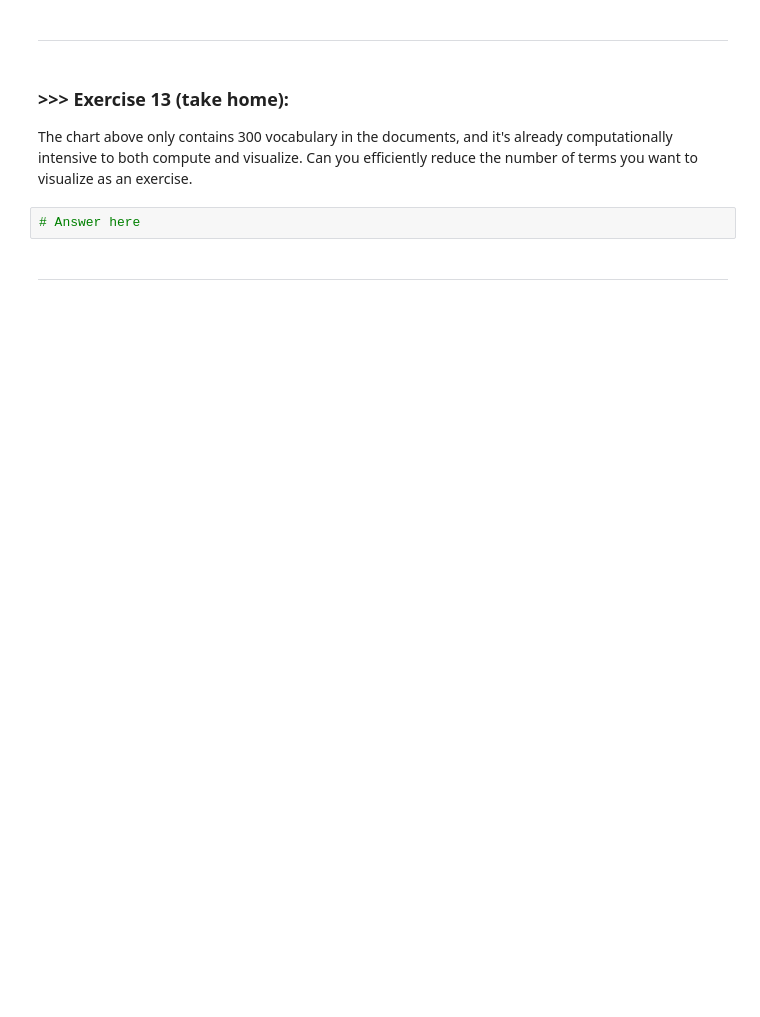
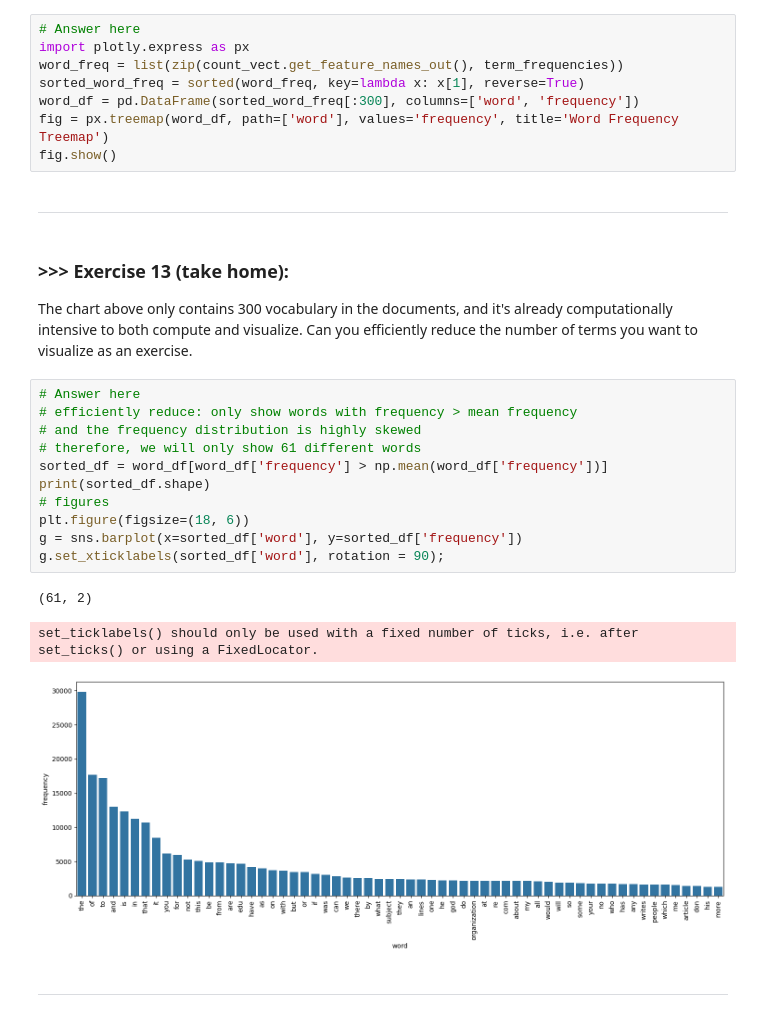
Before and after one commit to Ayukevin/DM2025-Lab1-Exercise, a Jupyter notebook: DM2025-Lab1-Master.ipynb, the cells around one changed output. Saved outputs shown, nothing was run; the diff lists cells and outputs as text; blank space fills up the shorter version.

```diff
--- a/DM2025-Lab1-Master.ipynb
+++ b/DM2025-Lab1-Master.ipynb
@@ -1210,10 +1213,31 @@ If you want a nicer interactive visualization here, I would encourage you try to
+# %%
+# Answer here
+import plotly.express as px
+word_freq = list(zip(count_vect.get_feature_names_out(), term_frequencies))
+sorted_word_freq = sorted(word_freq, key=lambda x: x[1], reverse=True)
+word_df = pd.DataFrame(sorted_word_freq[:300], columns=['word', 'frequency'])
+fig = px.treemap(word_df, path=['word'], values='frequency', title='Word Frequency Treemap')
+fig.show()
 # %% [markdown]
 ---
 # %% [markdown]
 ### >>> **Exercise 13 (take home):**
 The chart above only contains 300 vocabulary in the documents, and it's already computationally intensive to both compute and visualize. Can you efficiently reduce the number of terms you want to visualize as an exercise.
-# %%
-# Answer here
+# %%
+# Answer here
+# efficiently reduce: only show words with frequency > mean frequency
+# and the frequency distribution is highly skewed
+# therefore, we will only show 61 different words
+sorted_df = word_df[word_df['frequency'] > np.mean(word_df['frequency'])]
+print(sorted_df.shape)
+# figures
+plt.figure(figsize=(18, 6))
+g = sns.barplot(x=sorted_df['word'], y=sorted_df['frequency'])
+g.set_xticklabels(sorted_df['word'], rotation = 90);
+# %% [output]
+(61, 2)
+set_ticklabels() should only be used with a fixed number of ticks, i.e. after set_ticks() or using a FixedLocator.
+[figure, added]
 # %% [markdown]
 ---
 # %% [markdown]
```
Also changed, not shown: parts of 16 cells of this notebook.
